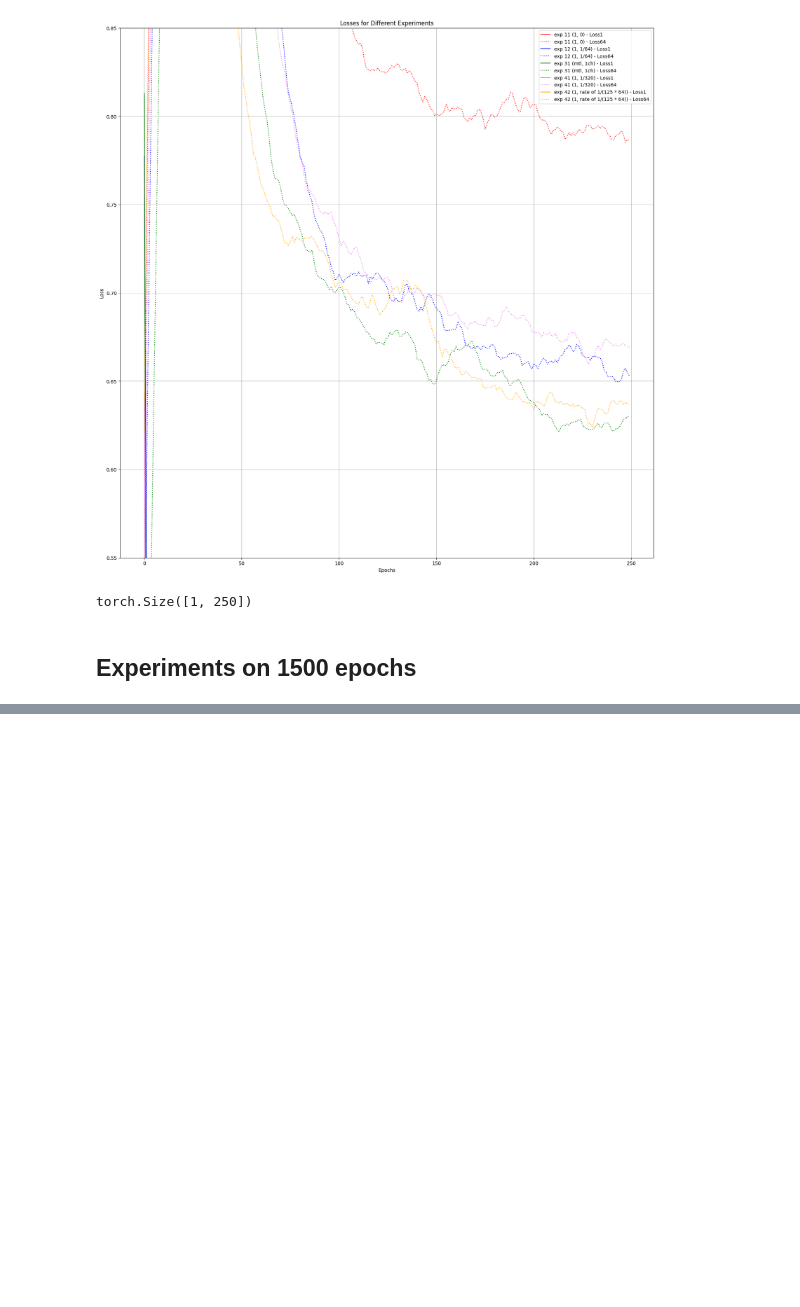
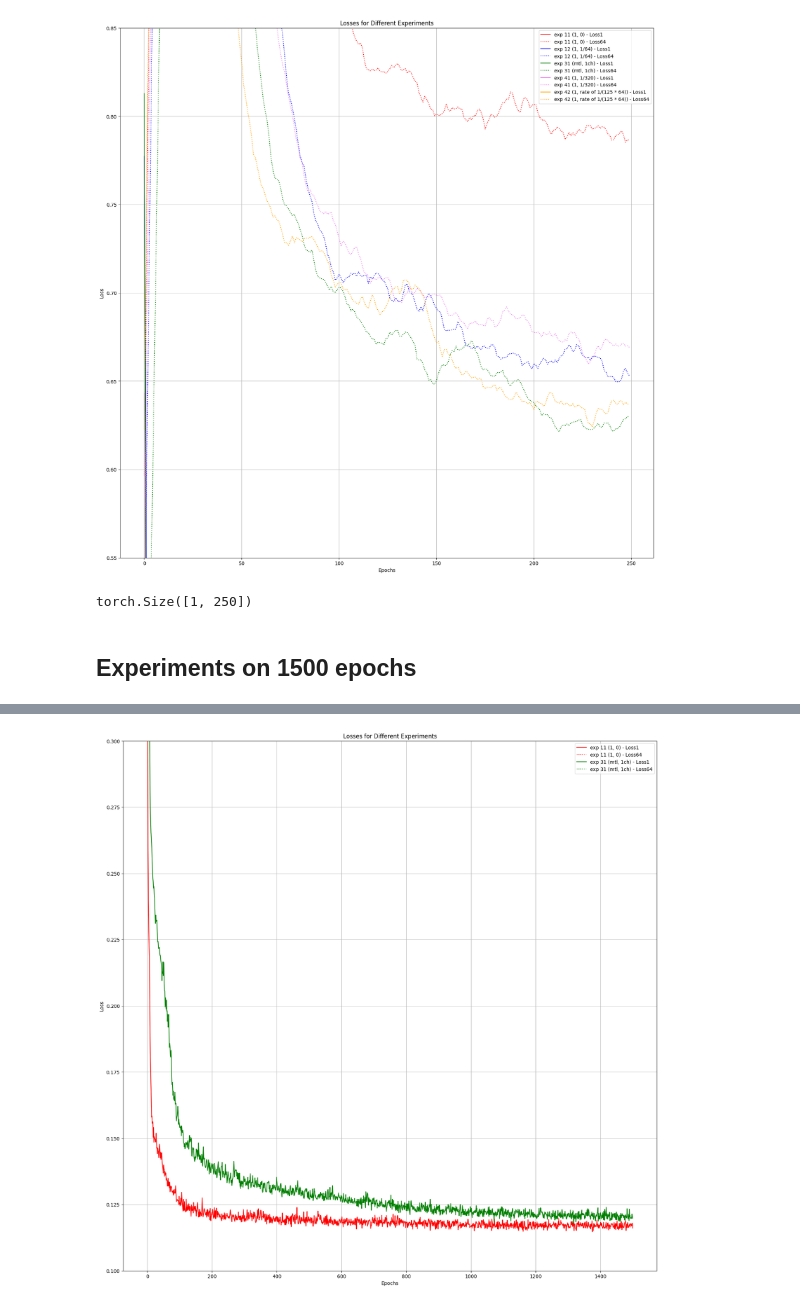
Before and after one commit to nanopiero/CML_processing_by_ML, a Jupyter notebook: notebooks/how_to_improve_cumsum_mse.ipynb, the cells around one changed output, grey strips where cells are left out. Cells and saved outputs as stored; diff of their text form; code cells hidden in the pictures; blank space fills up the shorter version.

```diff
--- a/notebooks/how_to_improve_cumsum_mse.ipynb
+++ b/notebooks/how_to_improve_cumsum_mse.ipynb
@@ -470,6 +478,16 @@ trailing_moving_average(torch.tensor(losses64).unsqueeze(0), window_size=20).sha
 torch.Size([1, 250])
 # %% [markdown]
 ## Experiments on 1500 epochs
+# %%
+# constants
+arch = "UNet_causal_5mn_atrous_multiplicative_rescale"
+device = torch.device("cuda" if torch.cuda.is_available() else "cpu")
+nchannels = 1
+dilation = 2
+atrous_rates=[6, 12, 18]
+additional_parameters = 2
+
+num_epochs = 1500
 # %%
 # exp 11: alpha = 1 beta = 0 (no need to optimize cumsums)
 criterion = Loss2scales(multitask=False, alpha=1, beta=0)
@@ -493,0 +530,30 @@ print('\n')
+# %%
+# Dictionary to store the experiment names and their corresponding losses
+experiments = {
+    'exp 11 (1, 0)': (losses1_1_1_0, losses64_1_1_0),
+    'exp 31 (mtl, 1ch)': (losses1_1_mtl, losses64_1_mtl),
+}
+
+# List of easily distinguishable colors
+colors = ['red', 'green']
+
+# Plotting all the losses
+plt.figure(figsize=(20, 20))
+
+for i, (exp_name, (losses1, losses64)) in enumerate(experiments.items()):
+    color = colors[i % len(colors)]  # Cycle through the color list
+    # Plot losses1 with a solid line using the selected color
+    plt.plot(losses1, label=f'{exp_name} - Loss1', linestyle='-', color=color)
+    # Plot losses64 with a dotted line using the same color
+    plt.plot(losses64, label=f'{exp_name} - Loss64', linestyle=':', color=color)
+
+# Adding titles and labels
+plt.title('Losses for Different Experiments')
+plt.xlabel('Epochs')
+plt.ylabel('Loss')
+plt.ylim([0.1,0.3])
+plt.legend()
+plt.grid(True)
+plt.show()
+# %% [output]
+[figure, added]
```
Also changed, not shown: parts of 3 cells of this notebook.
